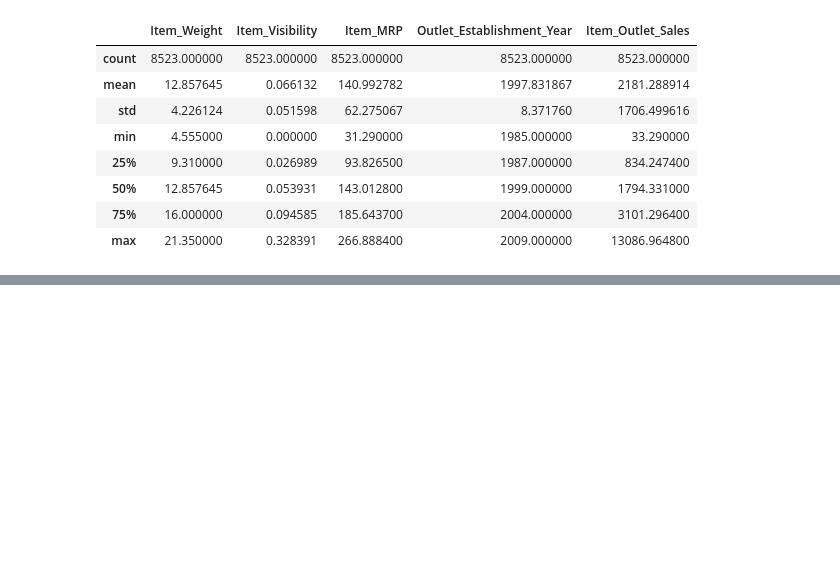
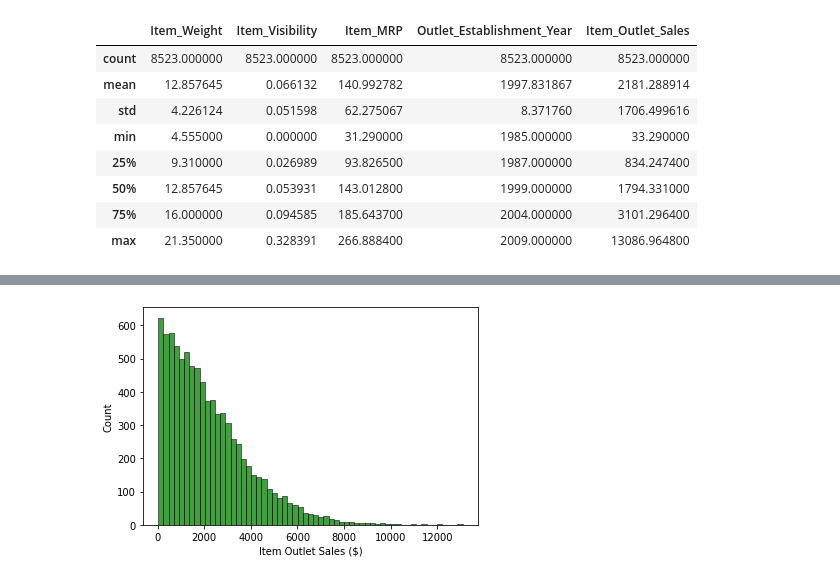
Before and after one commit to ialkamal/food-sales-predictions, a Jupyter notebook: food_sales_predictions.ipynb, the cells around one changed output, grey strips where cells are left out. Saved outputs shown, nothing was run; the diff lists cells and outputs as text; code cells hidden in the pictures; blank space fills up the shorter version.

```diff
--- a/food_sales_predictions.ipynb
+++ b/food_sales_predictions.ipynb
@@ -371,0 +398,6 @@ sales_ds.describe()
+# %%
+ip = sns.histplot(x="Item_Outlet_Sales",data=sales_ds,color='g')
+ip.set(xlabel="Item Outlet Sales ($)")
+plt.show()
+# %% [output]
+[figure, added]
```
Also changed, not shown: parts of 13 cells of this notebook.
